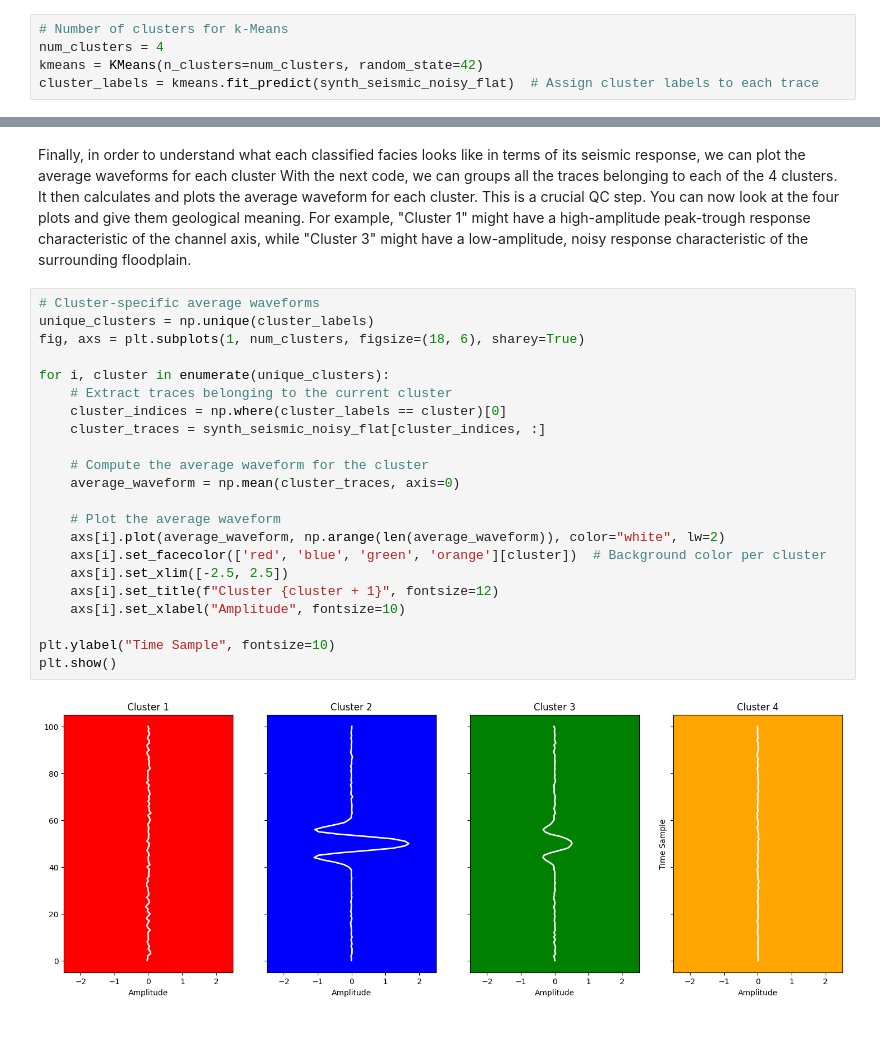
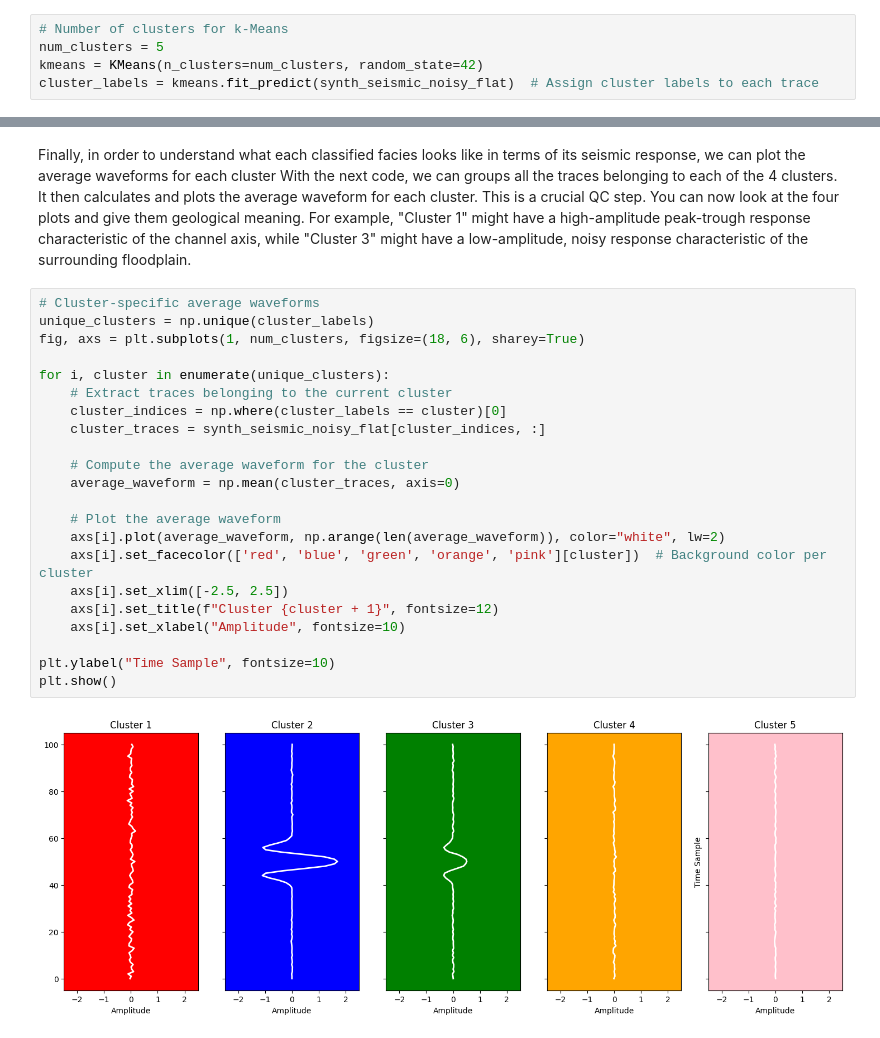
Before and after one commit to roderickperez/seismicWaveformClassification, a Jupyter notebook: 2.5D_seismicWaveformClassification.ipynb, the cells around one changed output, grey strips where cells are left out. Saved outputs shown, nothing was run; the diff lists cells and outputs as text.

```diff
--- a/2.5D_seismicWaveformClassification.ipynb
+++ b/2.5D_seismicWaveformClassification.ipynb
@@ -258,7 +258,7 @@ synth_seismic_noisy_flat = synth_seismic_noisy.reshape(time_samples, slices * tr
 Here is where the automatic classification happens. To run the K-Means algorithm we use the parameter `num_clusters = 4`, meaning that we tell the algorithm that we want to find 4 distinct groups of wavelets in our data. The function `kmeans.fit_predict()` generate the prediction, since the algorithm analyzes the shape of every trace and assigns it to one of the 4 clusters. The output, `cluster_labels`, is a list of which cluster each trace belongs to.
 # %%
 # Number of clusters for k-Means
-num_clusters = 4
+num_clusters = 5
 kmeans = KMeans(n_clusters=num_clusters, random_state=42)
 cluster_labels = kmeans.fit_predict(synth_seismic_noisy_flat)  # Assign cluster labels to each trace
 # %% [markdown]
@@ -396,24 +396,24 @@ peak-trough response characteristic of the channel axis, while "Cluster 3" might
 # %%
 # Cluster-specific average waveforms
 unique_clusters = np.unique(cluster_labels)
 fig, axs = plt.subplots(1, num_clusters, figsize=(18, 6), sharey=True)
 
 for i, cluster in enumerate(unique_clusters):
     # Extract traces belonging to the current cluster
     cluster_indices = np.where(cluster_labels == cluster)[0]
     cluster_traces = synth_seismic_noisy_flat[cluster_indices, :]
 
     # Compute the average waveform for the cluster
     average_waveform = np.mean(cluster_traces, axis=0)
 
     # Plot the average waveform
     axs[i].plot(average_waveform, np.arange(len(average_waveform)), color="white", lw=2)
-    axs[i].set_facecolor(['red', 'blue', 'green', 'orange'][cluster])  # Background color per cluster
+    axs[i].set_facecolor(['red', 'blue', 'green', 'orange', 'pink'][cluster])  # Background color per cluster
     axs[i].set_xlim([-2.5, 2.5])
     axs[i].set_title(f"Cluster {cluster + 1}", fontsize=12)
     axs[i].set_xlabel("Amplitude", fontsize=10)
 
 plt.ylabel("Time Sample", fontsize=10)
 plt.show()
 # %% [output]
-[figure, old version]
+[figure, new version]
```
Also changed, not shown: parts of 4 cells of this notebook, 1 other file.
